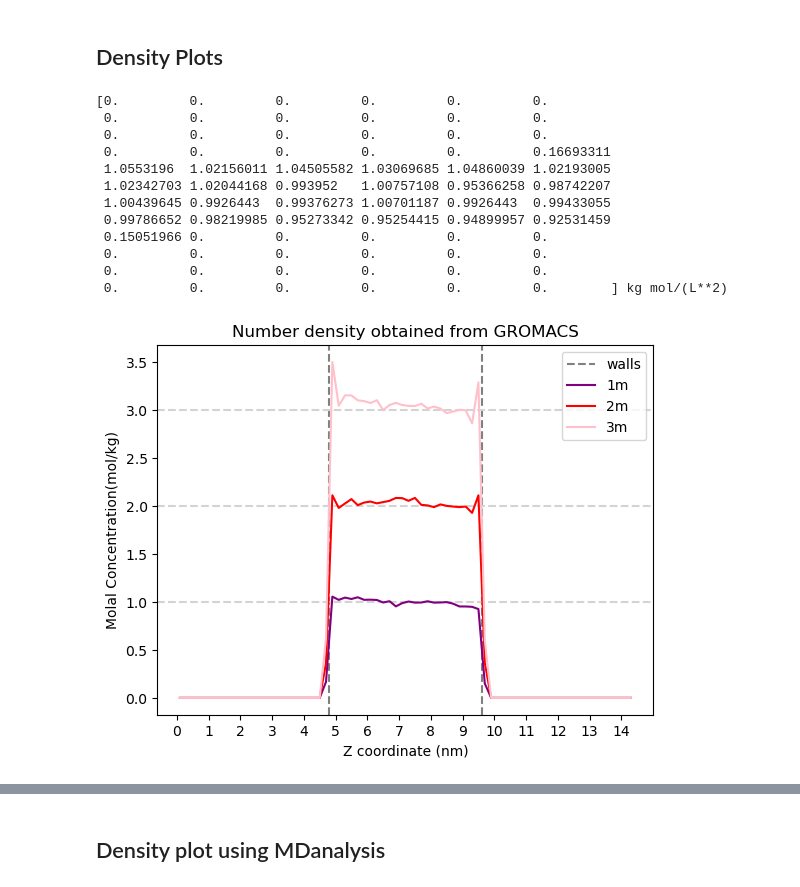
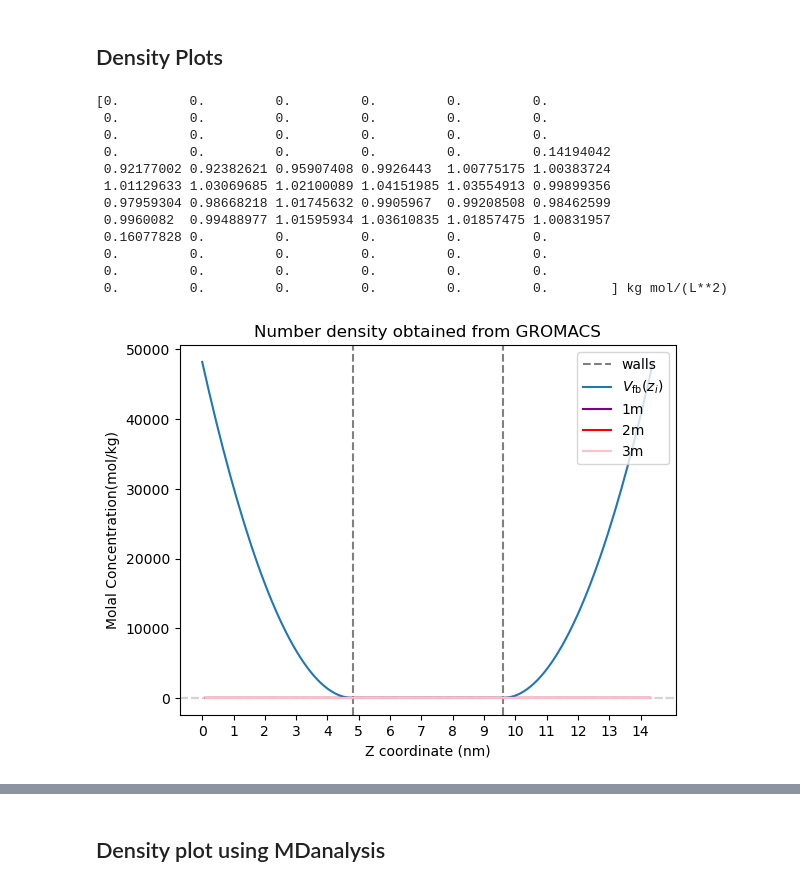
Before and after one commit to barmoral/Electrolyte-Osmotic-Coefficients, a Jupyter notebook: SPW/J&Ch/spw_analysis_mddens.ipynb, the cells around one changed output, grey strips where cells are left out. Cells and saved outputs as stored; diff of their text form; code cells hidden in the pictures.

```diff
--- a/SPW/J&Ch/spw_analysis_mddens.ipynb
+++ b/SPW/J&Ch/spw_analysis_mddens.ipynb
@@ -118,49 +118,49 @@ nacl_dens_2m=1.07227*(grams/milliliter)
 nacl_dens_3m=1.10579*(grams/milliliter)
 # %%
 
-# x,y = np.loadtxt("density_original.xvg",comments=["@", "#"],unpack=True)
-# y=(y/nanometer**3)/(AVOGADRO_CONSTANT_NA)
-# y=y.in_units_of(mole/litre)/2
-# y=molar_to_molal(y,nacl_dens_1m)
-# print(y)
-# x1,y1 = np.loadtxt("dens_2m.xvg",comments=["@", "#"],unpack=True)
-# y1=(y1/nanometer**3)/(AVOGADRO_CONSTANT_NA)
-# y1=y1.in_units_of(mole/litre)/2
-# y1=molar_to_molal(y1,nacl_dens_2m)
-# x2,y2 = np.loadtxt("dens_3m.xvg",comments=["@", "#"],unpack=True)
-# y2=(y2/nanometer**3)/(AVOGADRO_CONSTANT_NA)
-# y2=y2.in_units_of(mole/litre)/2
-# y2=molar_to_molal(y2,nacl_dens_3m)
-# plt.axvline(x = 4.8, color = 'gray', label = 'walls', linestyle = 'dashed')
-# plt.axvline(x = 9.6, color = 'gray', linestyle = 'dashed')
-# plt.axhline(y = 1, color = 'lightgray', linestyle = 'dashed')
-# plt.axhline(y = 2, color = 'lightgray', linestyle = 'dashed')
-# plt.axhline(y = 3, color = 'lightgray', linestyle = 'dashed')
-# # plt.plot(zi_values, potential_energy_values, label=r'$V_{\mathrm{fb}}(z_i)$')
-# plt.plot(x,y, c='purple', label='1m')
-# plt.plot(x1,y1, c='red', label='2m')
-# plt.plot(x2,y2, c='pink', label='3m')
-# plt.xlabel("Z coordinate (nm)")
-# plt.ylabel("Molal Concentration(mol/kg)")
-# plt.xticks(np.arange(0, 14.4, 1.0))
-# #plt.yticks(np.arange(0.0, 1.0, 0.1))
-# plt.title('Number density obtained from GROMACS')
-# plt.legend(loc='upper right')
-# plt.show()
+x,y = np.loadtxt("density_original.xvg",comments=["@", "#"],unpack=True)
+y=(y/nanometer**3)/(AVOGADRO_CONSTANT_NA)
+y=y.in_units_of(mole/litre)/2
+y=molar_to_molal(y,nacl_dens_1m)
+print(y)
+x1,y1 = np.loadtxt("dens_2m.xvg",comments=["@", "#"],unpack=True)
+y1=(y1/nanometer**3)/(AVOGADRO_CONSTANT_NA)
+y1=y1.in_units_of(mole/litre)/2
+y1=molar_to_molal(y1,nacl_dens_2m)
+x2,y2 = np.loadtxt("dens_3m.xvg",comments=["@", "#"],unpack=True)
+y2=(y2/nanometer**3)/(AVOGADRO_CONSTANT_NA)
+y2=y2.in_units_of(mole/litre)/2
+y2=molar_to_molal(y2,nacl_dens_3m)
+plt.axvline(x = 4.8, color = 'gray', label = 'walls', linestyle = 'dashed')
+plt.axvline(x = 9.6, color = 'gray', linestyle = 'dashed')
+plt.axhline(y = 1, color = 'lightgray', linestyle = 'dashed')
+plt.axhline(y = 2, color = 'lightgray', linestyle = 'dashed')
+plt.axhline(y = 3, color = 'lightgray', linestyle = 'dashed')
+plt.plot(zi_values, potential_energy_values, label=r'$V_{\mathrm{fb}}(z_i)$')
+plt.plot(x,y, c='purple', label='1m')
+plt.plot(x1,y1, c='red', label='2m')
+plt.plot(x2,y2, c='pink', label='3m')
+plt.xlabel("Z coordinate (nm)")
+plt.ylabel("Molal Concentration(mol/kg)")
+plt.xticks(np.arange(0, 14.4, 1.0))
+#plt.yticks(np.arange(0.0, 1.0, 0.1))
+plt.title('Number density obtained from GROMACS')
+plt.legend(loc='upper right')
+plt.show()
 # %% [output]
 [0.         0.         0.         0.         0.         0.
  0.         0.         0.         0.         0.         0.
  0.         0.         0.         0.         0.         0.
- 0.         0.         0.         0.         0.         0.16693311
- 1.0553196  1.02156011 1.04505582 1.03069685 1.04860039 1.02193005
- 1.02342703 1.02044168 0.993952   1.00757108 0.95366258 0.98742207
- 1.00439645 0.9926443  0.99376273 1.00701187 0.9926443  0.99433055
- 0.99786652 0.98219985 0.95273342 0.95254415 0.94899957 0.92531459
- 0.15051966 0.         0.         0.         0.         0.
+ 0.         0.         0.         0.         0.         0.14194042
+ 0.92177002 0.92382621 0.95907408 0.9926443  1.00775175 1.00383724
+ 1.01129633 1.03069685 1.02100089 1.04151985 1.03554913 0.99899356
+ 0.97959304 0.98668218 1.01745632 0.9905967  0.99208508 0.98462599
+ 0.9960082  0.99488977 1.01595934 1.03610835 1.01857475 1.00831957
+ 0.16077828 0.         0.         0.         0.         0.
  0.         0.         0.         0.         0.         0.
  0.         0.         0.         0.         0.         0.
  0.         0.         0.         0.         0.         0.        ] kg mol/(L**2)
-[figure, old version]
+[figure, new version]
 # %%
 x,y = np.loadtxt("density_original.xvg",comments=["@", "#"],unpack=True)
 y=(y/nanometer**3)/(AVOGADRO_CONSTANT_NA)
```
Also changed, not shown: parts of 1 cell of this notebook, 7 other files.
